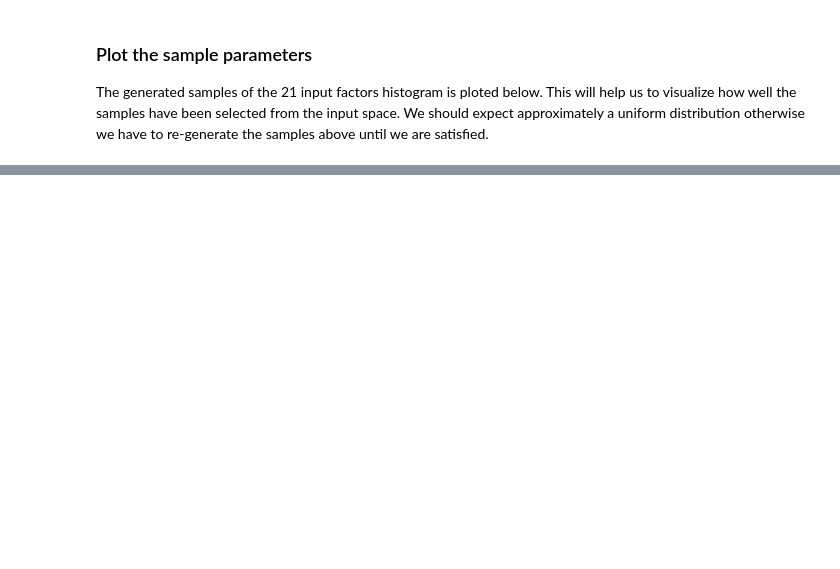
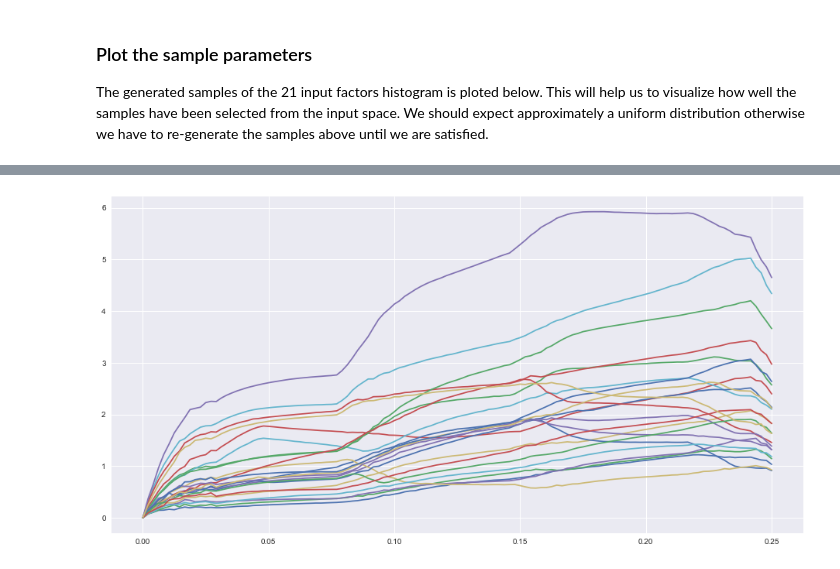
Before and after one commit to zerualem/SumoPython, a Jupyter notebook: Sumo sensitivity analysis-office.ipynb, the cells around one changed output, grey strips where cells are left out. Saved outputs shown, nothing was run; the diff lists cells and outputs as text; code cells hidden in the pictures; blank space fills up the shorter version.

```diff
--- a/Sumo sensitivity analysis-office.ipynb
+++ b/Sumo sensitivity analysis-office.ipynb
@@ -315,13 +559,8 @@ plt.show()
 # %%
-Si=[]
-Si_list_dict=[]
-X=param_values
-print("X size ", X.shape)
-print(sens_array.shape[0]-1)
-Si_ndarray=np.empty([4,2,121])
-for i in range(sens_array.shape[2]-1):
-    Y=sens_array[:,0,i]
-    Si_out=mr.analyze(problem, X, Y, conf_level=0.95, print_to_console=False, num_levels=10, grid_jump=2)
+#Conduct the sensitivty analysis using morris method from SALib.morris package
+for i in range(241):
+    Y=snhx_sens_array[:,0,i]
+    Si_out=mr.analyze(problem, X, Y, conf_level=0.95, print_to_console=False, num_levels=15, grid_jump=3)
     Si_list_dict.append(Si_out)
     Si_list=list(Si_out.values())
     Si_array=np.array(Si_list)
@@ -339,0 +571,5 @@ plt.plot(t,Si_ndarray[1,1,:])
+# %%
+#Plot mu values
+fig=plt.figure(figsize=(16,8))
+for i in range(23):
+    plt.plot(t, Si_ndarray[0,i,:])
@@ -339,0 +581,10 @@ plt.plot(t,Si_ndarray[1,1,:])
+# %%
+from itertools import compress
+sens_treshold=3
+sens_filter=[max(Si_ndarray[1,i,:])>sens_treshold for i in range(23)]
+#Filter the array
+Si_filtered_array=Si_ndarray[1,sens_filter,:]
+#Filter the parameters list
+filtered_params= list(compress(Si_list[0], sens_filter))
+
+filtered_params
@@ -339,0 +602,12 @@ plt.plot(t,Si_ndarray[1,1,:])
+# %%
+clrs=d3['Category20'][20]
+i=0
+# create a new plot with a title and axis labels
+p = figure(plot_width=800, plot_height=500, title="EE sensitivity indices", x_axis_label='time, day', y_axis_label='EE')
+for i in range(sens_filter.count(True)):
+    if i > 19:
+        i=0
+    p.line(t, Si_filtered_array[i,:], legend=filtered_params[i], color=clrs[i], line_width=2 )
+    i +=1
+# show the results
+show(p)
@@ -339,0 +617,7 @@ plt.plot(t,Si_ndarray[1,1,:])
+# %%
+#Plot mu* |mu| values
+fig=plt.figure(figsize=(16,8))
+for i in range(23):
+    plt.plot(t, Si_ndarray[1,i,:])
+# %% [output]
+[figure, added]
```
Also changed, not shown: parts of 72 cells of this notebook.
